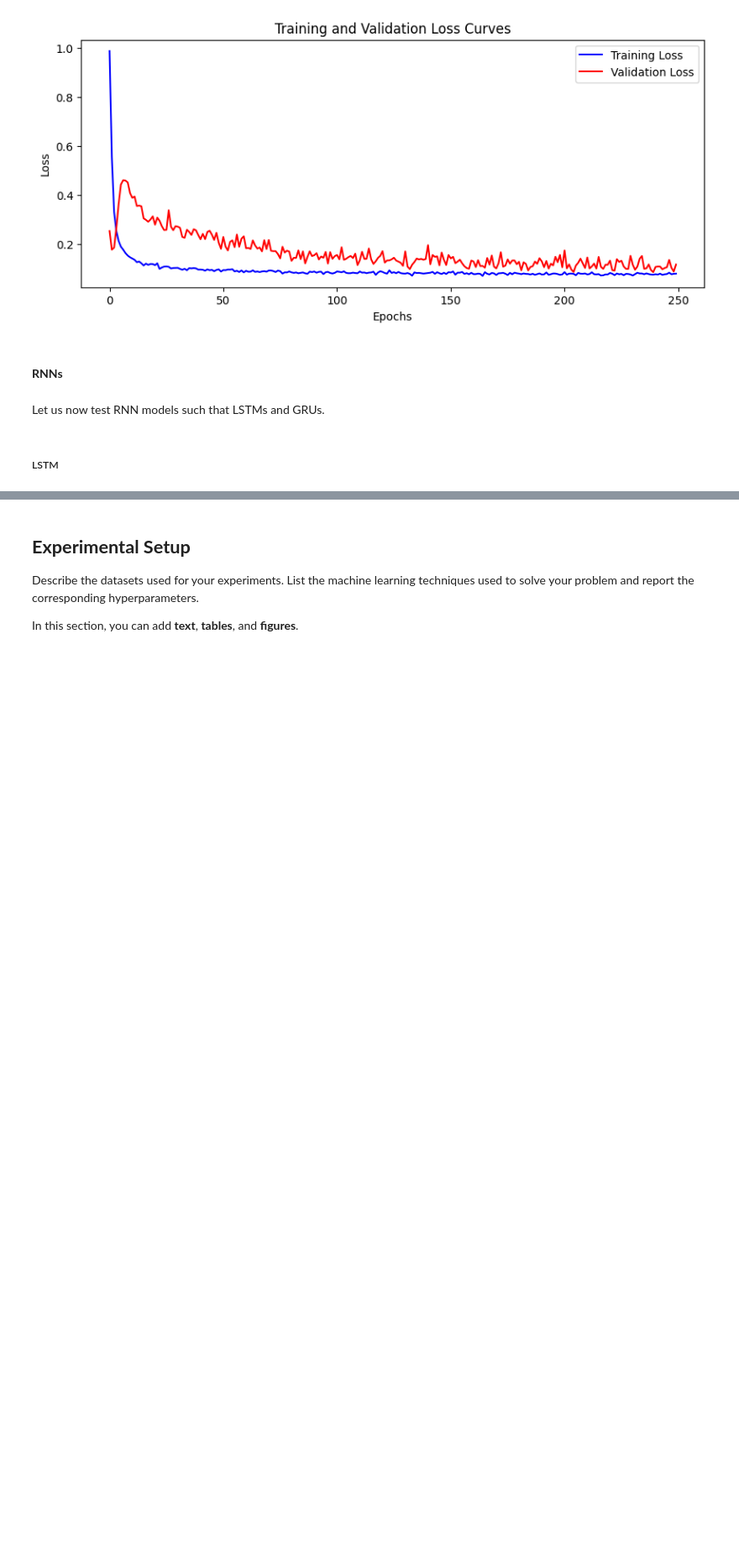
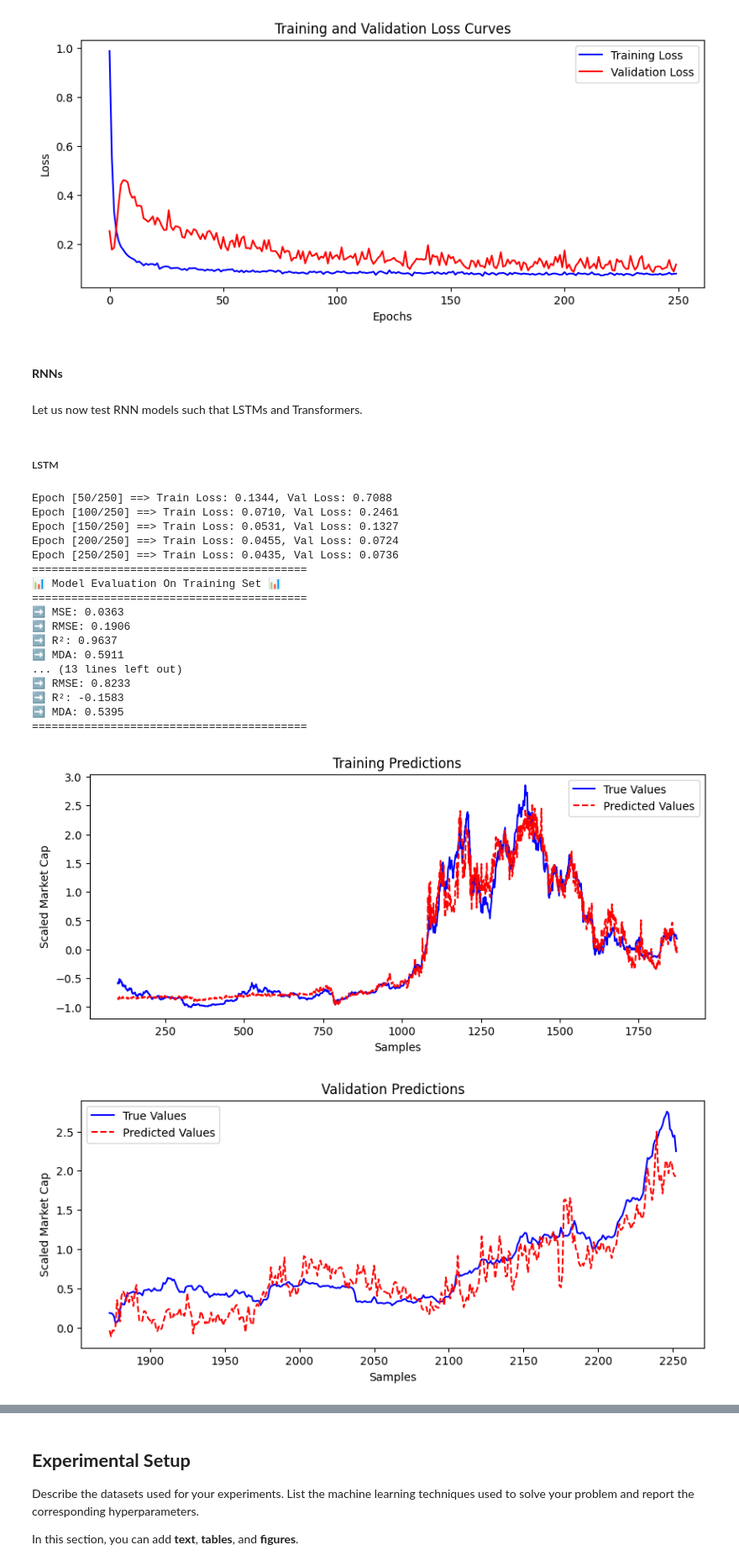
Before and after one commit to KhalilGarali/Crypto-MarketCap-Forecast-Based-On-SP500, a Jupyter notebook: main.ipynb, the cells around one changed output, grey strips where cells are left out. Shown at 84% size. Saved outputs shown, nothing was run; the diff lists cells and outputs as text; code cells hidden in the pictures; blank space fills up the shorter version.

```diff
--- a/main.ipynb
+++ b/main.ipynb
@@ -1095,6 +1097,6 @@ Epoch [250/250] ==> Train Loss: 0.0786, Val Loss: 0.1161
 # %% [markdown]
 #### **RNNs**
 # %% [markdown]
-Let us now test RNN models such that LSTMs and GRUs.
+Let us now test RNN models such that LSTMs and Transformers.
 # %% [markdown]
 ##### LSTM
@@ -1100,0 +1127,72 @@ Let us now test RNN models such that LSTMs and GRUs.
+# %%
+# Hyperparameters
+input_size = X_train.shape[1]
+hidden_size = 64
+num_layers = 2
+output_size = 1
+dropout = 0.2
+lr = 0.001
+epochs = 250
+
+lstm_model = LSTMModel(input_size, hidden_size, num_layers, output_size, dropout)
+criterion = nn.MSELoss()
+optimizer = optim.Adam(lstm_model.parameters(), lr=lr)
+
+# Reshape data for LSTM (needs [batch, seq_len, features])
+# Since we're doing single-step prediction, seq_len=1
+X_train_tensor = torch.tensor(X_train, dtype=torch.float32).unsqueeze(1)
+y_train_tensor = torch.tensor(y_train, dtype=torch.float32)
+X_val_tensor = torch.tensor(X_val, dtype=torch.float32).unsqueeze(1)
+y_val_tensor = torch.tensor(y_val, dtype=torch.float32)
+X_test_tensor = torch.tensor(X_test, dtype=torch.float32).unsqueeze(1)
+y_test_tensor = torch.tensor(y_test, dtype=torch.float32)
+
+# Train the model
+train_losses, val_losses = train_model(
+    lstm_model, criterion, optimizer,
+    X_train_tensor, y_train_tensor,
+    X_val_tensor, y_val_tensor,
+    epochs, print_every=50
+)
+
+# Evaluate the model
+lstm_model.eval()
+with torch.no_grad():
+    train_pred = lstm_model(X_train_tensor)
+    val_pred = lstm_model(X_val_tensor)
+    test_pred = lstm_model(X_test_tensor)
+
+    train_metrics = evaluate_model(y_train_tensor.detach().numpy(), train_pred)
+    val_metrics = evaluate_model(y_val_tensor.detach().numpy(), val_pred)
+    test_metrics = evaluate_model(y_test_tensor.detach().numpy(), test_pred)
+
+# Print metric results
+print_evaluation_metric_results(train_metrics, "Training")
+print_evaluation_metric_results(val_metrics, "Validation")
+print_evaluation_metric_results(test_metrics, "Test")
+
+# Plot predictions and loss curves
+plot_predictions(y_train, train_pred.squeeze().numpy(), TRAIN_INDICES, "Training Predictions")
+plot_predictions(y_val, val_pred.squeeze().numpy(), VAL_INDICES, "Validation Predictions")
+plot_predictions(y_test, test_pred.squeeze().numpy(), TEST_INDICES, "Test Predictions")
+plot_loss_curves(train_losses, val_losses)
+# %% [output]
+Epoch [50/250] ==> Train Loss: 0.1344, Val Loss: 0.7088
+Epoch [100/250] ==> Train Loss: 0.0710, Val Loss: 0.2461
+Epoch [150/250] ==> Train Loss: 0.0531, Val Loss: 0.1327
+Epoch [200/250] ==> Train Loss: 0.0455, Val Loss: 0.0724
+Epoch [250/250] ==> Train Loss: 0.0435, Val Loss: 0.0736
+==========================================
+📊 Model Evaluation On Training Set 📊
+==========================================
+➡️ MSE: 0.0363
+➡️ RMSE: 0.1906
+➡️ R²: 0.9637
+➡️ MDA: 0.5911
+... (13 lines left out)
+➡️ RMSE: 0.8233
+➡️ R²: -0.1583
+➡️ MDA: 0.5395
+==========================================
+[figure, added]
+[figure, added]
```
Also changed, not shown: parts of 10 cells of this notebook.
